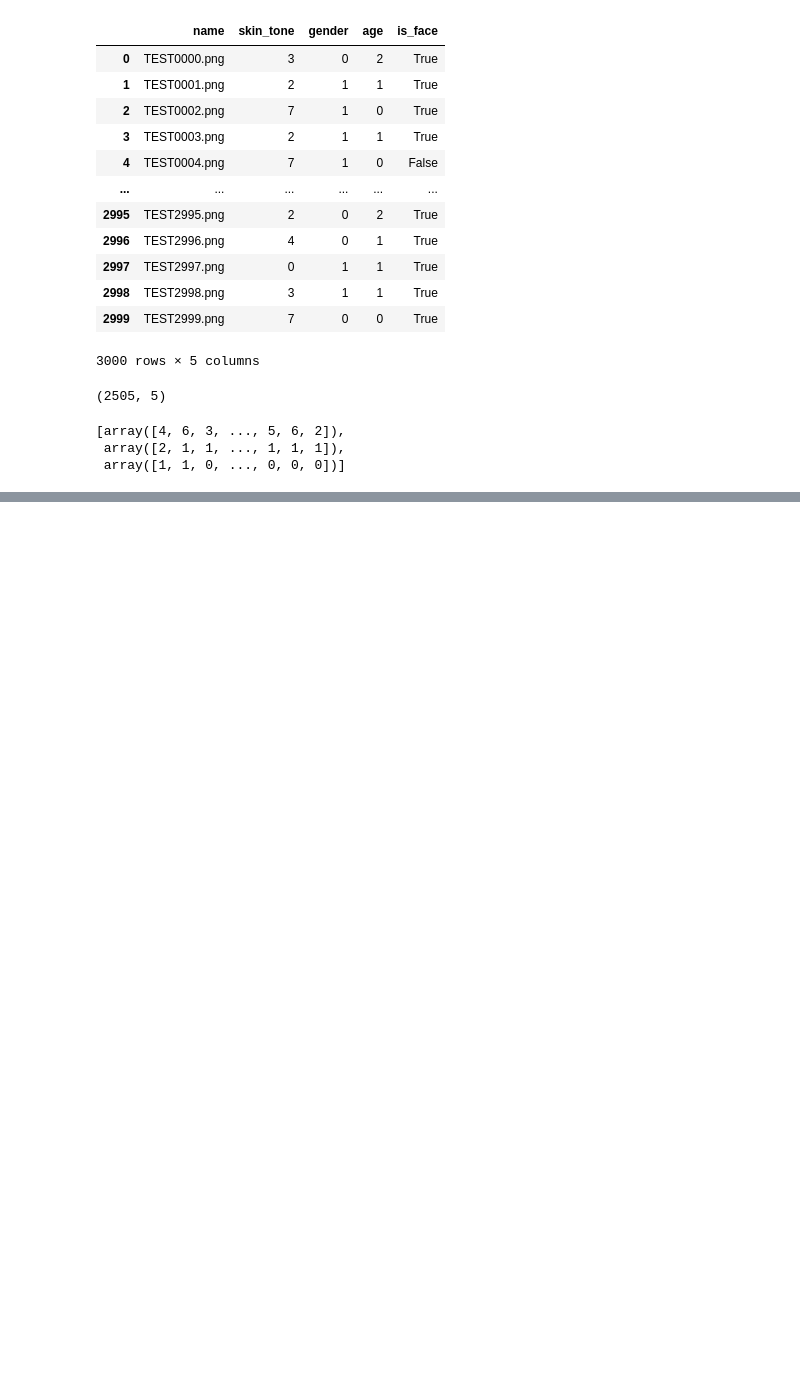
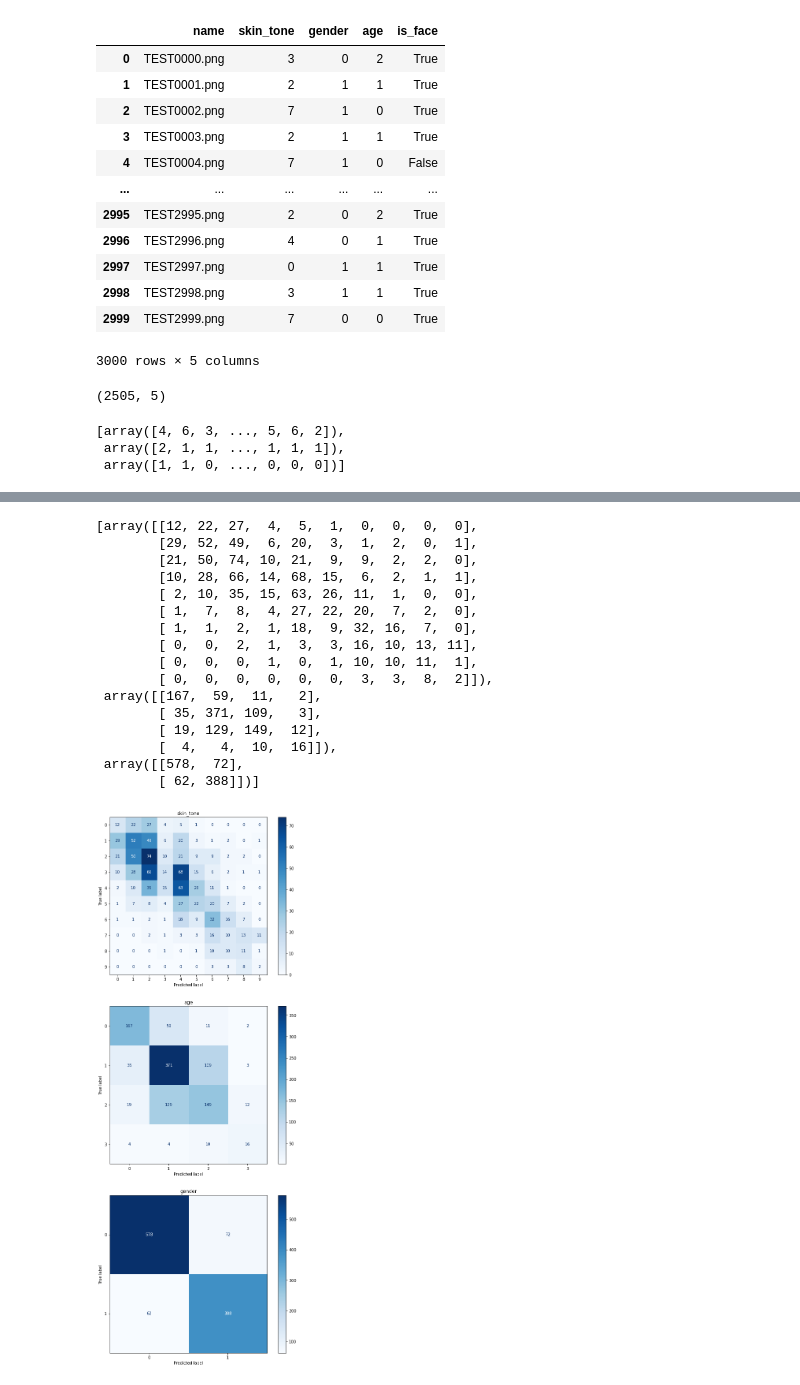
Before and after one commit to tehwentzel/SRIA_Bias, a Jupyter notebook: Untitled.ipynb, the cells around one changed output, grey strips where cells are left out. Cells and saved outputs as stored; diff of their text form; code cells hidden in the pictures; blank space fills up the shorter version.

```diff
--- a/Untitled.ipynb
+++ b/Untitled.ipynb
@@ -131,0 +142,32 @@ diffs['skin_tone']
+# %%
+def plot_confusion_matrices(y,ypred):
+    fig, axes = plt.subplots(3,1,figsize=(10,25))
+    titles = Constants.labels[:]
+    cms = []
+    for i in range(len(y)):
+        cm = confusion_matrix(y[i],np.argmax(ypred[i],axis=1))
+        Utils.ConfusionMatrixDisplay.from_predictions(y[i],ypred[i],
+                                                           ax=axes[i],
+                                                           title=titles[i])
+        cms.append(cm)
+    return cms
+
+plot_confusion_matrices(y,ypred)
+# %% [output]
+[array([[12, 22, 27,  4,  5,  1,  0,  0,  0,  0],
+        [29, 52, 49,  6, 20,  3,  1,  2,  0,  1],
+        [21, 50, 74, 10, 21,  9,  9,  2,  2,  0],
+        [10, 28, 66, 14, 68, 15,  6,  2,  1,  1],
+        [ 2, 10, 35, 15, 63, 26, 11,  1,  0,  0],
+        [ 1,  7,  8,  4, 27, 22, 20,  7,  2,  0],
+        [ 1,  1,  2,  1, 18,  9, 32, 16,  7,  0],
+        [ 0,  0,  2,  1,  3,  3, 16, 10, 13, 11],
+        [ 0,  0,  0,  1,  0,  1, 10, 10, 11,  1],
+        [ 0,  0,  0,  0,  0,  0,  3,  3,  8,  2]]),
+ array([[167,  59,  11,   2],
+        [ 35, 371, 109,   3],
+        [ 19, 129, 149,  12],
+        [  4,   4,  10,  16]]),
+ array([[578,  72],
+        [ 62, 388]])]
+[figure, added]
```
Also changed, not shown: parts of 5 cells of this notebook, 3 other files.
